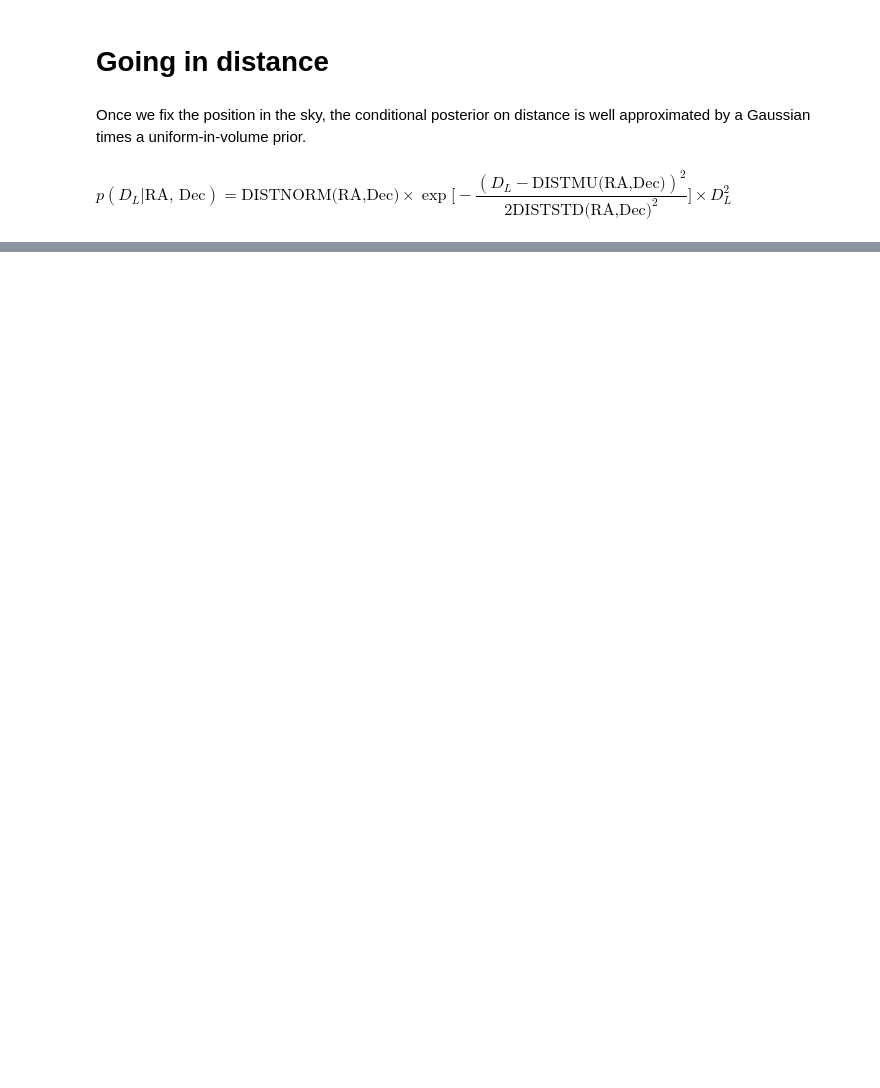
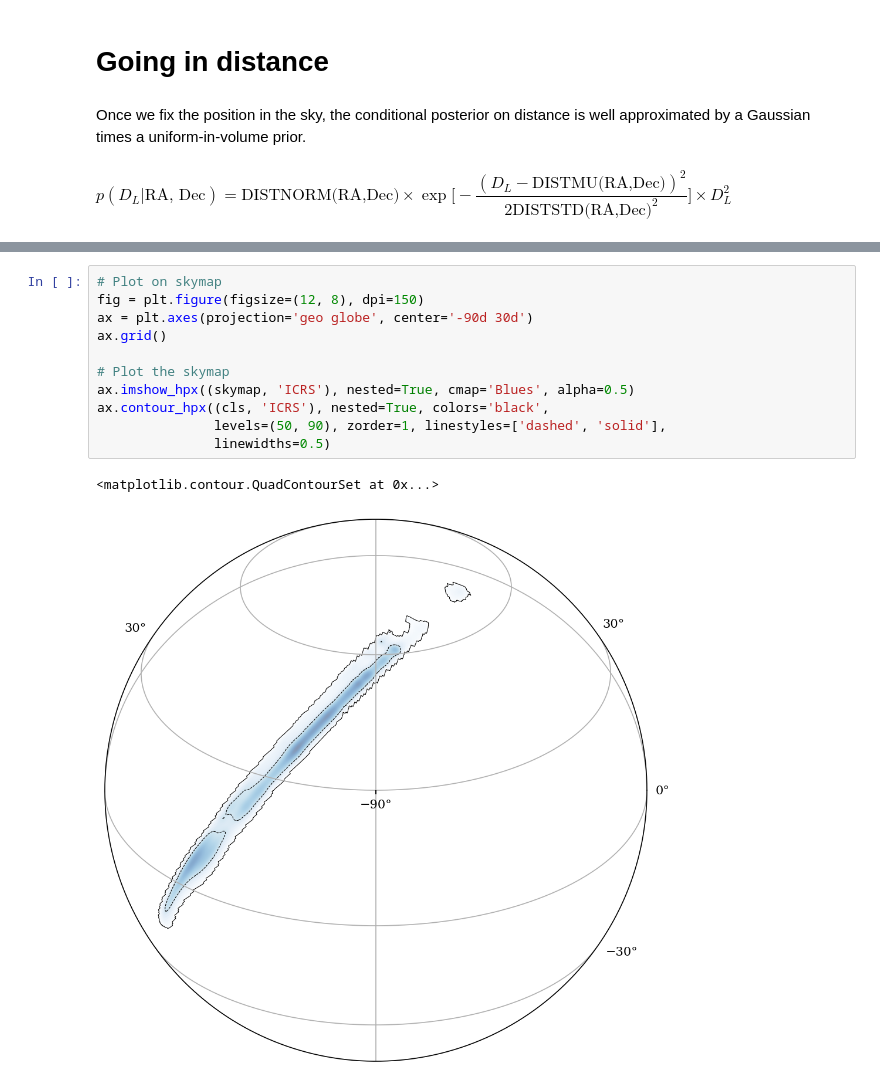
Before and after one commit to AndreaCozzumbo/acme_tutorials, a Jupyter notebook: alerts/skymaps.ipynb, the cells around one changed output, grey strips where cells are left out. Saved outputs shown, nothing was run; the diff lists cells and outputs as text; blank space fills up the shorter version.

```diff
--- a/alerts/skymaps.ipynb
+++ b/alerts/skymaps.ipynb
@@ -279,0 +506,14 @@ $p(D_L | \text{RA, Dec}) = \text{DISTNORM(RA,Dec)} \times \exp\Big[-\dfrac{(D_L
+# %%
+# Plot on skymap
+fig = plt.figure(figsize=(12, 8), dpi=150)
+ax = plt.axes(projection='geo globe', center='-90d 30d')
+ax.grid()
+
+# Plot the skymap
+ax.imshow_hpx((skymap, 'ICRS'), nested=True, cmap='Blues', alpha=0.5)
+ax.contour_hpx((cls, 'ICRS'), nested=True, colors='black',
+               levels=(50, 90), zorder=1, linestyles=['dashed', 'solid'],
+               linewidths=0.5)
+# %% [output]
+<matplotlib.contour.QuadContourSet at 0x...>
+[figure, added]
```
Also changed, not shown: parts of 26 cells of this notebook, 4 other files.
